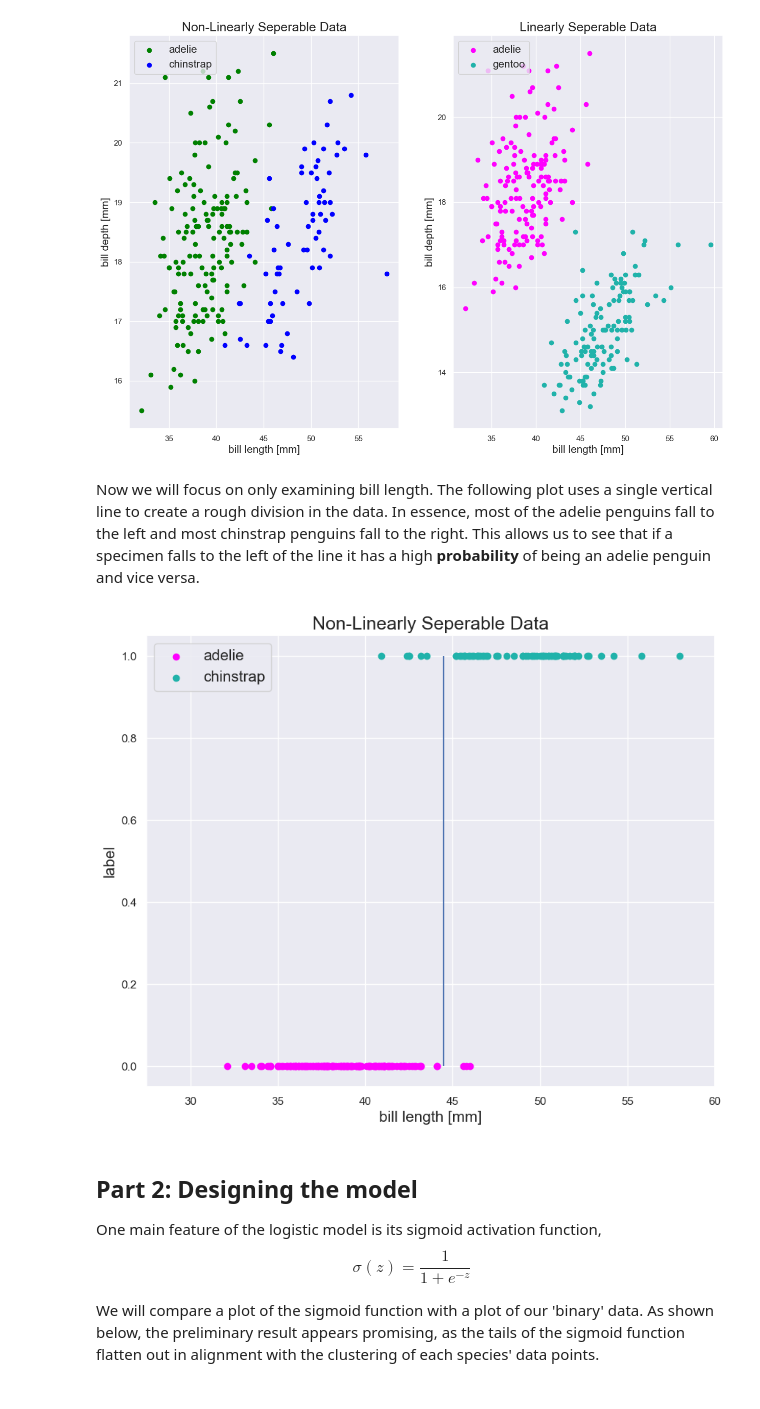
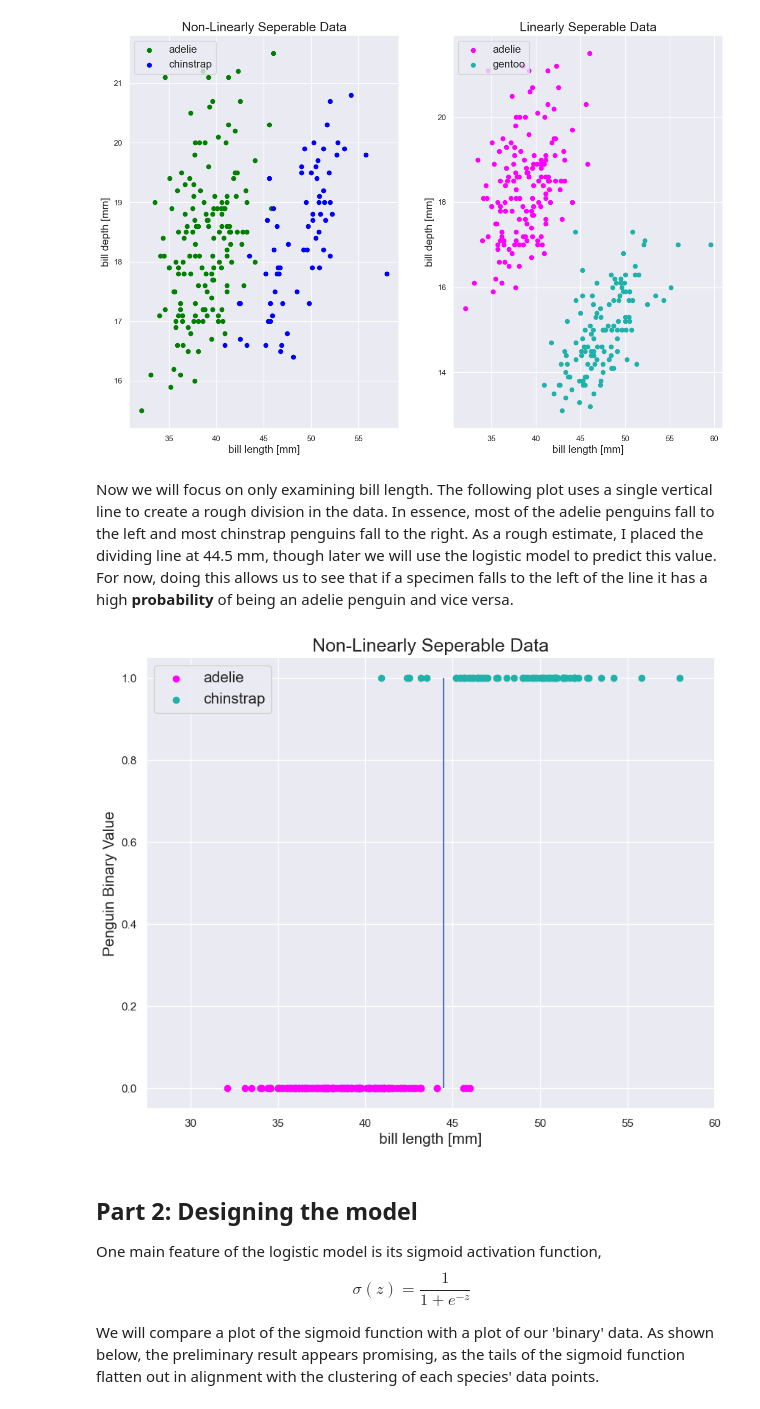
Before and after one commit to LenaLowry1/CMOR438_2025, a Jupyter notebook: Supervised Learning/3. Logistic Regression/Logistic Regression Notes.ipynb, the cells around one changed output. Saved outputs shown, nothing was run; the diff lists cells and outputs as text; code cells hidden in the pictures.

```diff
--- a/Supervised Learning/3. Logistic Regression/Logistic Regression Notes.ipynb
+++ b/Supervised Learning/3. Logistic Regression/Logistic Regression Notes.ipynb
@@ -10,10 +10,15 @@ import numpy as np
 import pandas as pd
 import seaborn as sns
 from mlxtend.plotting import plot_decision_regions
+from sklearn.preprocessing import StandardScaler
+from sklearn.metrics import confusion_matrix
 
 sns.set_theme()
 
 df = sns.load_dataset("penguins")
+
+# cleaning data, removing row with NaN values
+df = df.drop(3)
 
 adelie = df[df.species == "Adelie"]
 chinstrap = df[df.species == "Chinstrap"]
@@ -51,30 +56,30 @@ plt.show()
 # %% [output]
 [figure]
 # %% [markdown]
-Now we will focus on only examining bill length. The following plot uses a single vertical line to create a rough division in the data. In essence, most of the adelie penguins fall to the left and most chinstrap penguins fall to the right. This allows us to see that if a specimen falls to the left of the line it has a high **probability** of being an adelie penguin and vice versa.
+Now we will focus on only examining bill length. The following plot uses a single vertical line to create a rough division in the data. In essence, most of the adelie penguins fall to the left and most chinstrap penguins fall to the right. As a rough estimate, I placed the dividing line at 44.5 mm, though later we will use the logistic model to predict this value. For now, doing this allows us to see that if a specimen falls to the left of the line it has a high **probability** of being an adelie penguin and vice versa.
 # %%
 plt.figure(figsize = (10, 8))
 plt.xlim((27.5, 60 ))
 
 adelie_len = len(adelie.bill_length_mm)
 chinstrap_len = len(chinstrap.bill_length_mm)
 
 plt.scatter(adelie.bill_length_mm,
             np.zeros(adelie_len),
             color = "magenta",
             label = "adelie")
 plt.scatter(chinstrap.bill_length_mm,
             np.ones(chinstrap_len),
             color = "lightseagreen",
             label = "chinstrap")
 plt.vlines(44.5, 0.0, 1.0)
 plt.xlabel("bill length [mm]", fontsize = 15)
-plt.ylabel("label", fontsize = 15)
+plt.ylabel("Penguin Binary Value", fontsize = 15)
 plt.legend(fontsize = 15, loc = "upper left")
 plt.title("Non-Linearly Seperable Data", fontsize = 18)
 plt.show()
 # %% [output]
-[figure, old version]
+[figure, new version]
 # %% [markdown]
 ## Part 2: Designing the model
 
```
Also changed, not shown: parts of 19 cells of this notebook, 2 other files.
